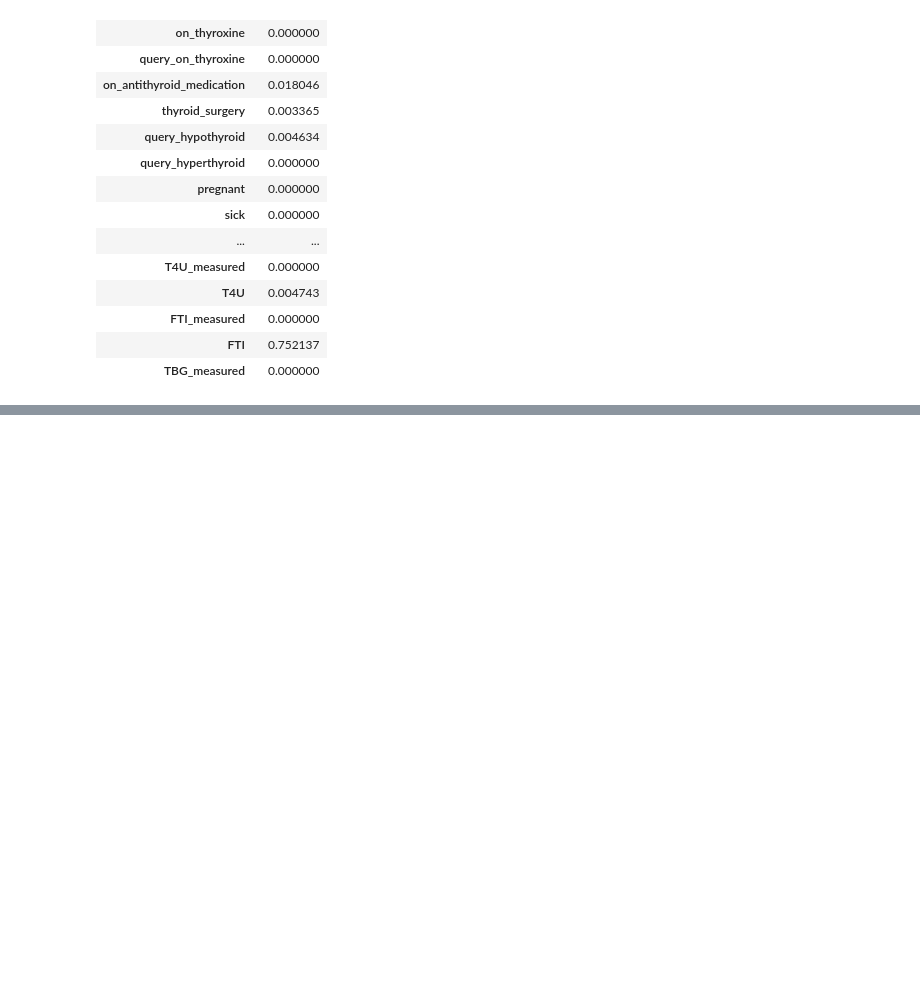
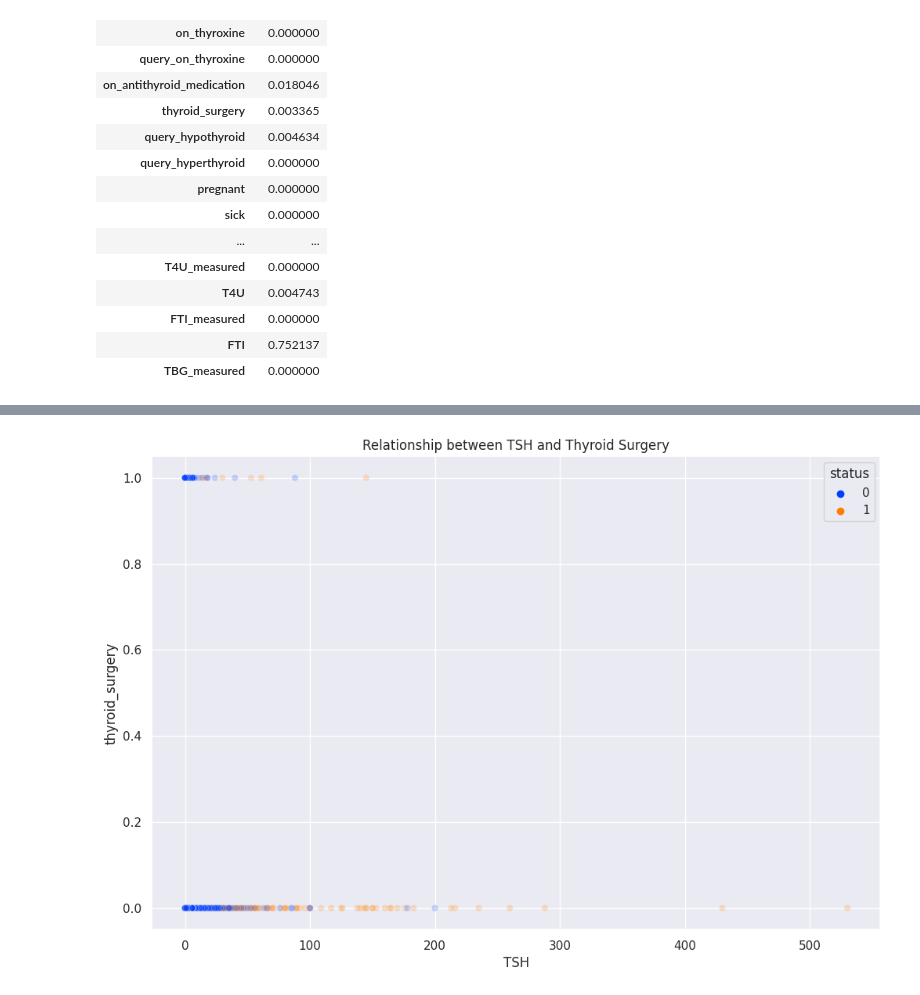
Before and after one commit to Obreintelly/Nairobi_Hospital_Hypothyroid_Model, a Jupyter notebook: Nairobi_Hospital_Hypothyroidism_Prediction_Model.ipynb, the cells around one changed output, grey strips where cells are left out. Cells and saved outputs as stored; diff of their text form; code cells hidden in the pictures; blank space fills up the shorter version.

```diff
--- a/Nairobi_Hospital_Hypothyroidism_Prediction_Model.ipynb
+++ b/Nairobi_Hospital_Hypothyroidism_Prediction_Model.ipynb
@@ -1303,0 +1336,7 @@ plt.title('Plot of the Most Important Features');
+# %%
+#Visualizing Our new dataset
+plt.figure(figsize=(12,8), dpi=100)
+sns.scatterplot(x='TSH', y='thyroid_surgery', hue='status', alpha=0.2, data=new_df, palette='bright')
+plt.title('Relationship between TSH and Thyroid Surgery');
+# %% [output]
+[figure, added]
```
Also changed, not shown: parts of 52 cells of this notebook.
